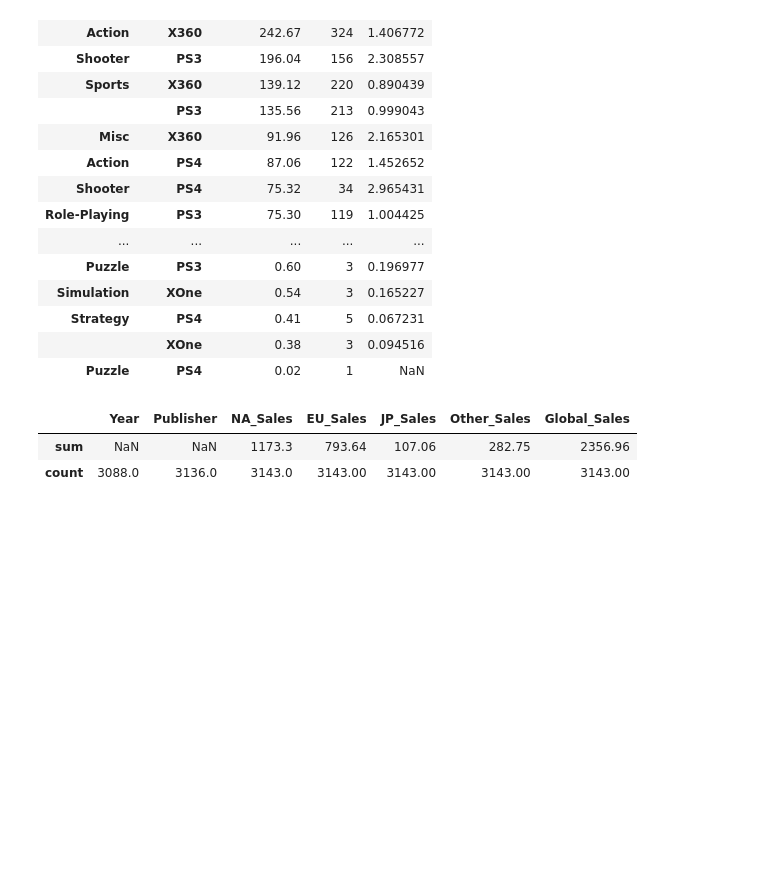
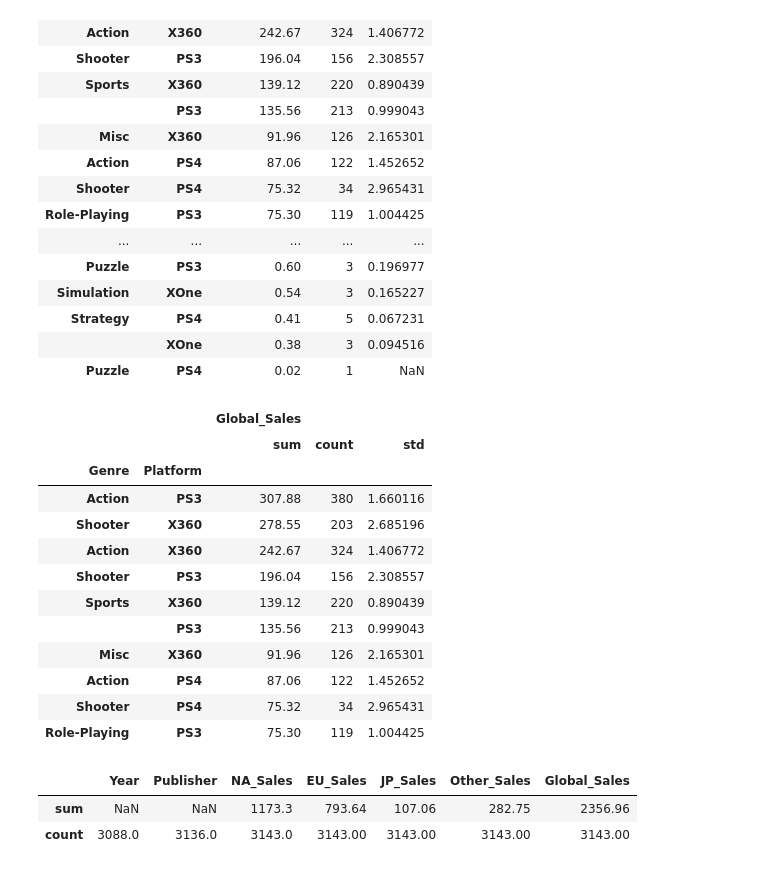
Before and after one commit to Narula901/Python-Library, a Jupyter notebook: Pandas/Groupby (Pandas).ipynb, the cells around one changed output. Saved outputs shown, nothing was run; the diff lists cells and outputs as text; code cells hidden in the pictures; blank space fills up the shorter version.

```diff
--- a/Pandas/Groupby (Pandas).ipynb
+++ b/Pandas/Groupby (Pandas).ipynb
@@ -300,6 +324,22 @@ games.groupby(['Genre', 'Platform']).agg({'Global_Sales': ['sum', 'count', 'std'
 | Strategy | PS4 | 0.41 | 5 | 0.067231 |
 |  | XOne | 0.38 | 3 | 0.094516 |
 | Puzzle | PS4 | 0.02 | 1 | NaN |
+# %%
+games.groupby(['Genre', 'Platform']).agg({'Global_Sales': ['sum', 'count', 'std']}).sort_values(by=('Global_Sales', 'sum'), ascending=False).iloc[:10]
+# %% [output]
+|  |  | Global_Sales |  |  |
+|  |  | sum | count | std |
+| Genre | Platform |  |  |  |
+| Action | PS3 | 307.88 | 380 | 1.660116 |
+| Shooter | X360 | 278.55 | 203 | 2.685196 |
+| Action | X360 | 242.67 | 324 | 1.406772 |
+| Shooter | PS3 | 196.04 | 156 | 2.308557 |
+| Sports | X360 | 139.12 | 220 | 0.890439 |
+|  | PS3 | 135.56 | 213 | 0.999043 |
+| Misc | X360 | 91.96 | 126 | 2.165301 |
+| Action | PS4 | 87.06 | 122 | 1.452652 |
+| Shooter | PS4 | 75.32 | 34 | 2.965431 |
+| Role-Playing | PS3 | 75.30 | 119 | 1.004425 |
 # %%
 games.agg(['sum', 'count'], axis=0).select_dtypes(include = np.number)
 # %% [output]
```
Also changed, not shown: parts of 10 cells of this notebook.
